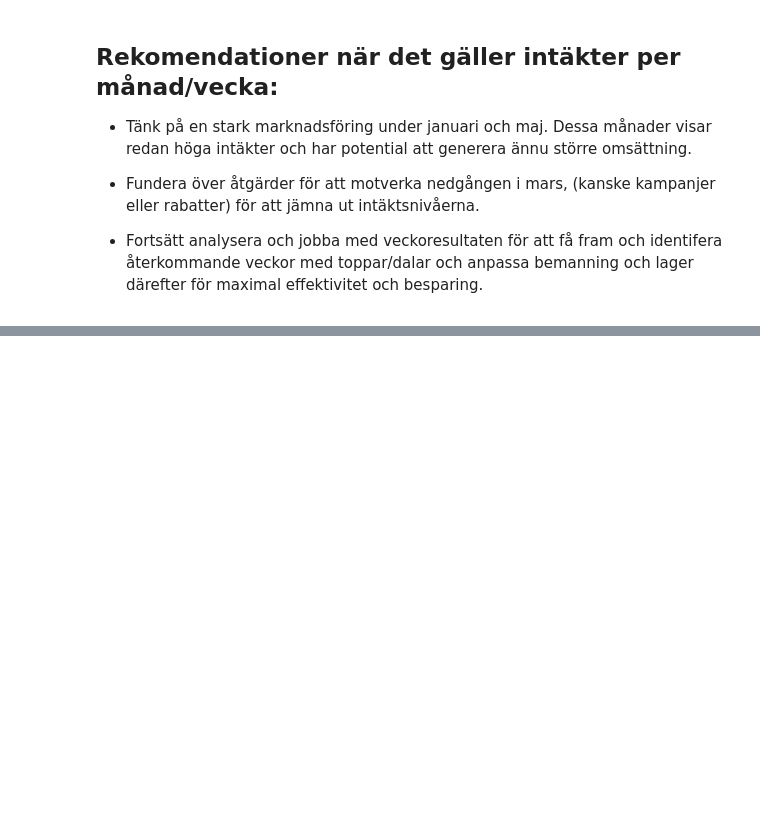
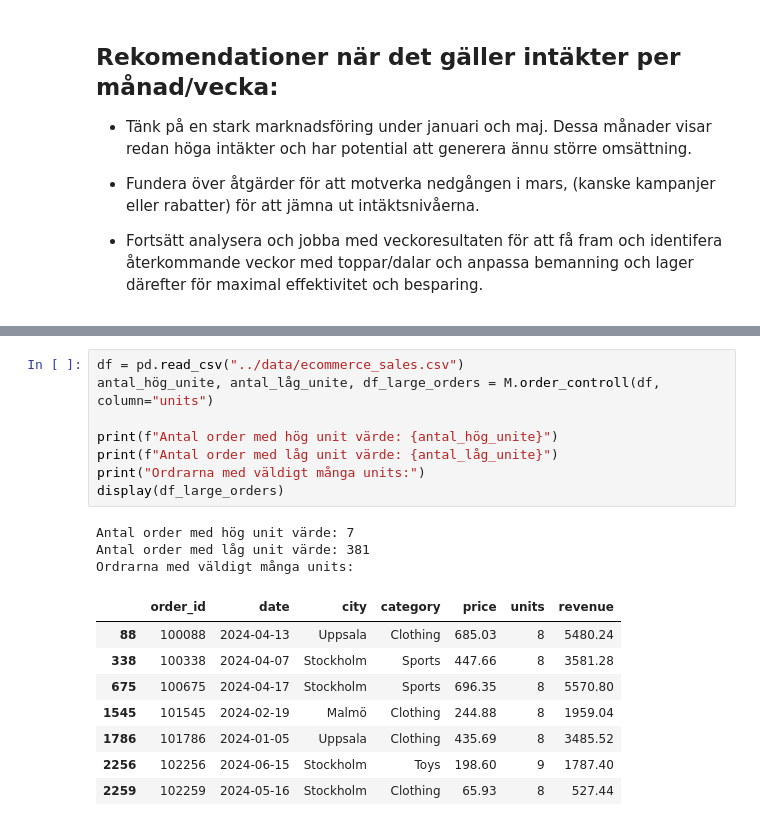
Before and after one commit to KevinCJohansson/E-handel-snabbrapport, a Jupyter notebook: notebooks/report.ipynb, the cells around one changed output, grey strips where cells are left out. Drawn from its saved outputs; the diff is of its cells as text; blank space fills up the shorter version.

```diff
--- a/notebooks/report.ipynb
+++ b/notebooks/report.ipynb
@@ -124,0 +192,20 @@ plt.show()
+# %%
+df = pd.read_csv("../data/ecommerce_sales.csv")
+antal_hög_unite, antal_låg_unite, df_large_orders = M.order_controll(df, column="units")
+
+print(f"Antal order med hög unit värde: {antal_hög_unite}")
+print(f"Antal order med låg unit värde: {antal_låg_unite}")
+print("Ordrarna med väldigt många units:")
+display(df_large_orders)
+# %% [output]
+Antal order med hög unit värde: 7
+Antal order med låg unit värde: 381
+Ordrarna med väldigt många units:
+|  | order_id | date | city | category | price | units | revenue |
+| 88 | 100088 | 2024-04-13 | Uppsala | Clothing | 685.03 | 8 | 5480.24 |
+| 338 | 100338 | 2024-04-07 | Stockholm | Sports | 447.66 | 8 | 3581.28 |
+| 675 | 100675 | 2024-04-17 | Stockholm | Sports | 696.35 | 8 | 5570.80 |
+| 1545 | 101545 | 2024-02-19 | Malmö | Clothing | 244.88 | 8 | 1959.04 |
+| 1786 | 101786 | 2024-01-05 | Uppsala | Clothing | 435.69 | 8 | 3485.52 |
+| 2256 | 102256 | 2024-06-15 | Stockholm | Toys | 198.60 | 9 | 1787.40 |
+| 2259 | 102259 | 2024-05-16 | Stockholm | Clothing | 65.93 | 8 | 527.44 |
```
Also changed, not shown: parts of 8 cells of this notebook, 6 other files.
